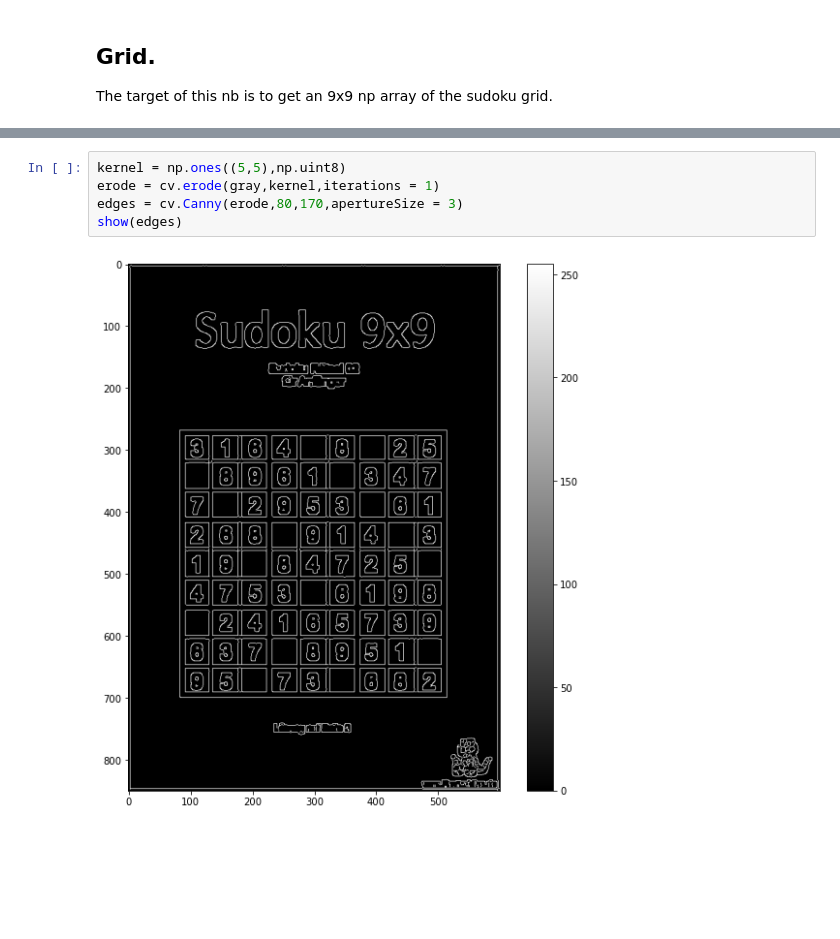
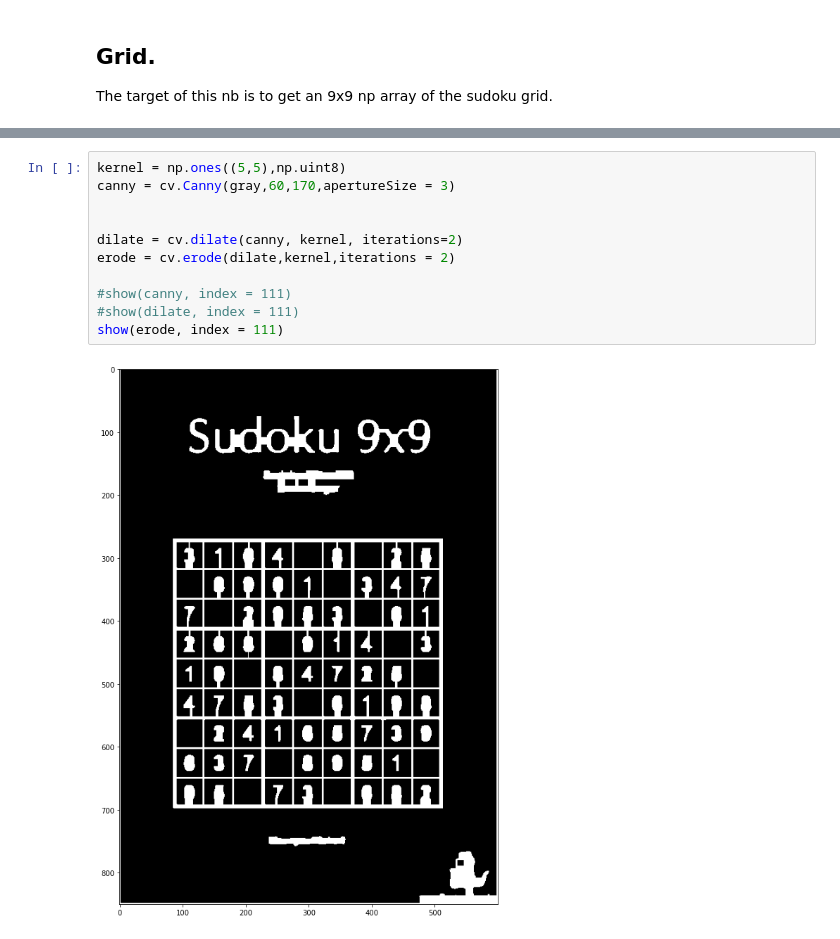
Before and after one commit to ElVectore/py-Sudoku-Solver, a Jupyter notebook: grid.ipynb, the cells around one changed output, grey strips where cells are left out. Drawn from its saved outputs; the diff is of its cells as text; blank space fills up the shorter version.

```diff
--- a/grid.ipynb
+++ b/grid.ipynb
@@ -29,10 +57,16 @@ show(img)
-# %%
-kernel = np.ones((5,5),np.uint8)
-erode = cv.erode(gray,kernel,iterations = 1)
-edges = cv.Canny(erode,80,170,apertureSize = 3)
-show(edges)
-# %% [output]
-[figure, removed]
+# %%
+kernel = np.ones((5,5),np.uint8)
+canny = cv.Canny(gray,60,170,apertureSize = 3)
+
+
+dilate = cv.dilate(canny, kernel, iterations=2)
+erode = cv.erode(dilate,kernel,iterations = 2)
+
+#show(canny, index = 111)
+#show(dilate, index = 111)
+show(erode, index = 111)
+# %% [output]
+[figure, added]
 # %%
 lines = cv.HoughLines(edges,1,np.pi/180, threshold=250)
 def transform_lines(lines):
```
Also changed, not shown: parts of 6 cells of this notebook.
